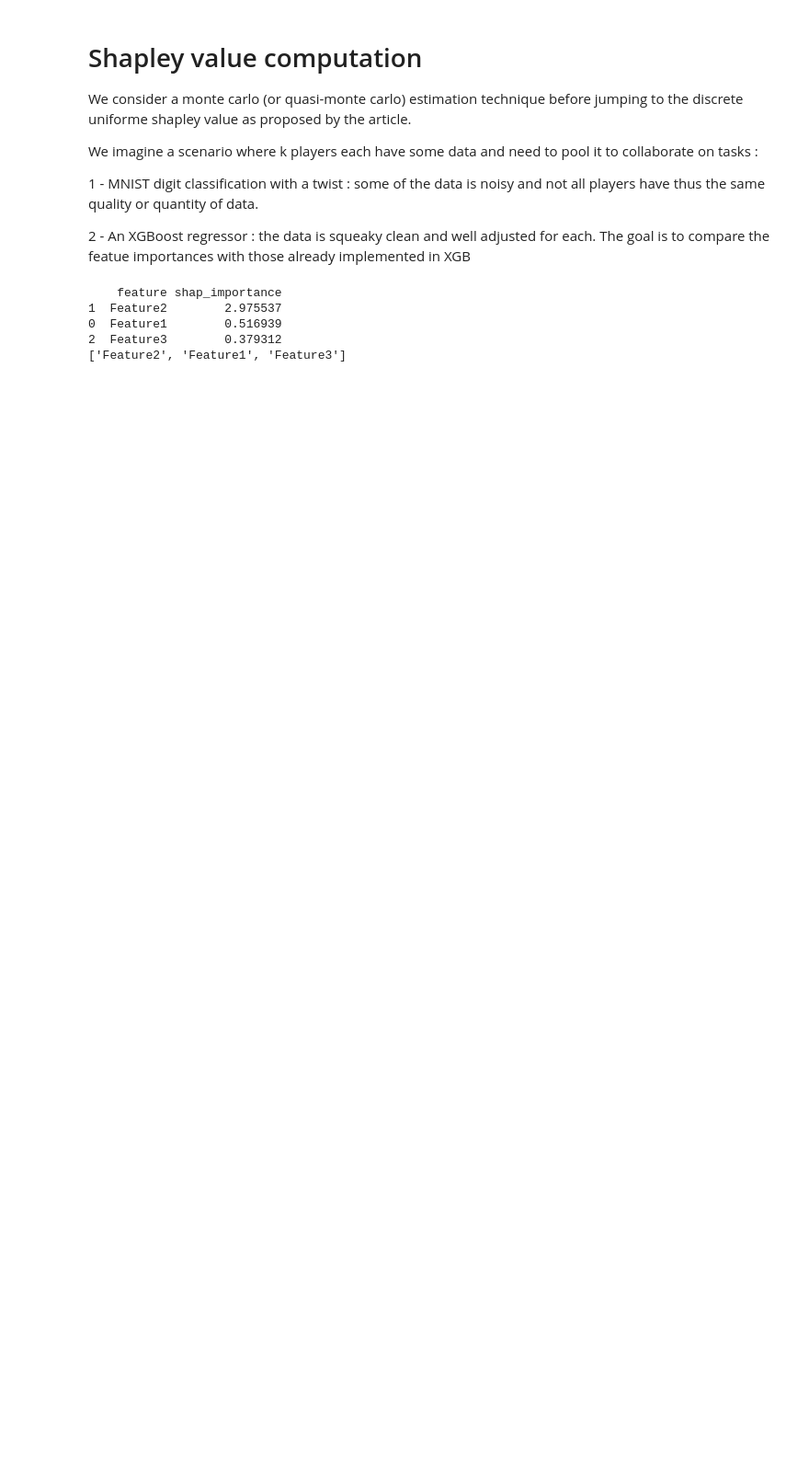
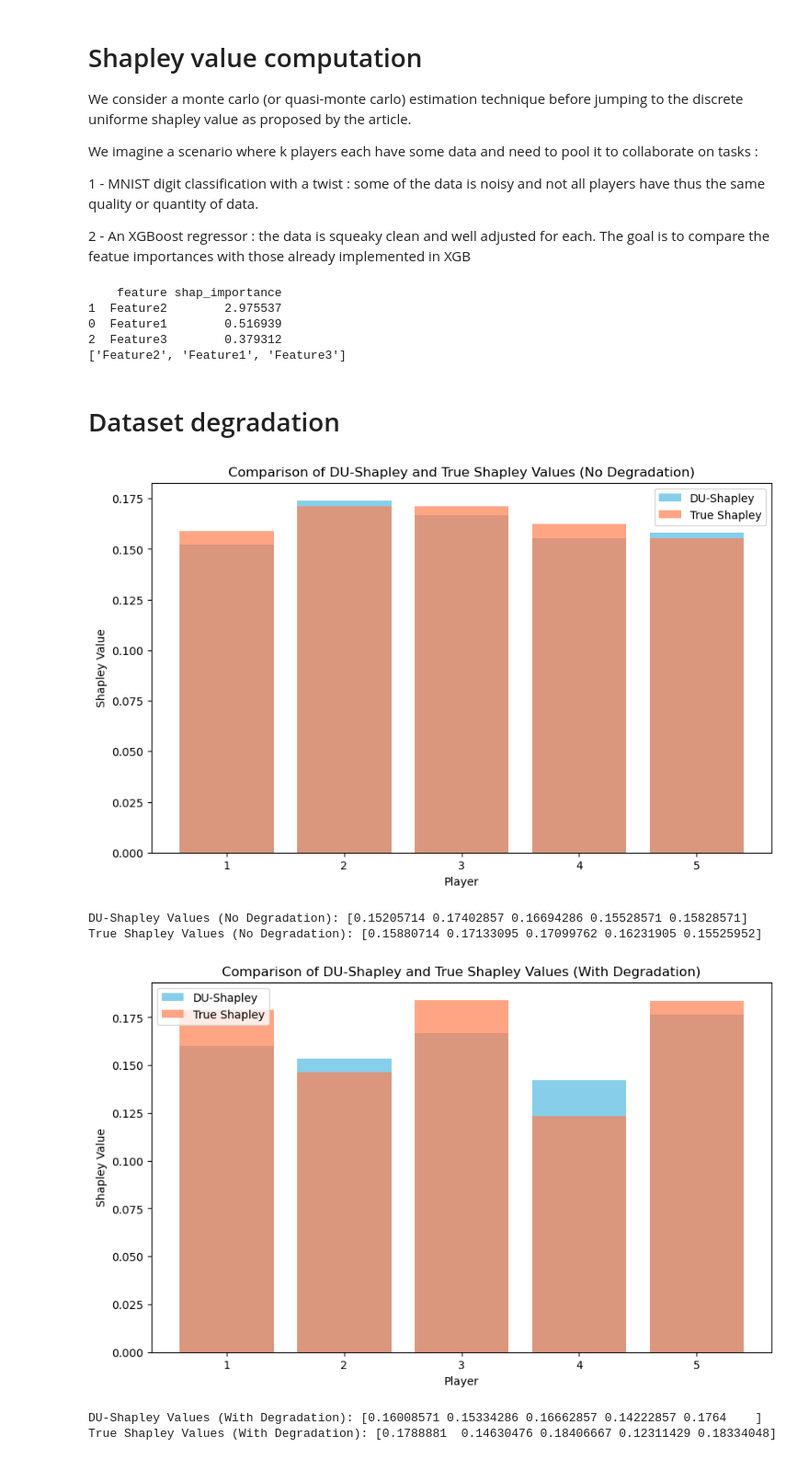
Before and after one commit to kmlst/Stats-Modelization-seminar, a Jupyter notebook: essais.ipynb, the cells around one changed output. Shown: that part at 92% size. Saved outputs shown, nothing was run; the diff lists cells and outputs as text; code cells hidden in the pictures; blank space fills up the shorter version.

Commit message:
true shap + data degradation

```diff
--- a/essais.ipynb
+++ b/essais.ipynb
@@ -65,3 +65,69 @@ print(selected_features)
 0  Feature1        0.516939
 2  Feature3        0.379312
 ['Feature2', 'Feature1', 'Feature3']
+# %% [markdown]
+# Dataset degradation
+# %%
+# Import necessary libraries
+import matplotlib.pyplot as plt
+from utils import DU_mnist_ShapleyCalculator
+
+# Instantiate the calculator
+calculator = DU_mnist_ShapleyCalculator()
+
+# Define number of players and data distribution
+I = 5  # Reduced number of players for computational feasibility
+calculator.normal_players(I=I, mean=100, std=10)
+
+# --- Experiment 1: No data degradation ---
+# Calculate Shapley values
+du_shapley_values_no_degradation = calculator.du_shapley_value()
+true_shapley_values_no_degradation = calculator.calculate_true_shapley()
+
+# Visualize and compare
+plt.figure(figsize=(10, 6))
+plt.bar(range(1, I + 1), du_shapley_values_no_degradation, color='skyblue', label='DU-Shapley')
+plt.bar(range(1, I + 1), true_shapley_values_no_degradation, color='coral', alpha=0.7, label='True Shapley')
+plt.xlabel('Player')
+plt.ylabel('Shapley Value')
+plt.title('Comparison of DU-Shapley and True Shapley Values (No Degradation)')
+plt.xticks(range(1, I + 1))
+plt.legend()
+plt.show()
+
+print("DU-Shapley Values (No Degradation):", du_shapley_values_no_degradation)
+print("True Shapley Values (No Degradation):", true_shapley_values_no_degradation)
+
+# --- Experiment 2: Data degradation for specific players ---
+# Reload data (to have the original MNIST data)
+calculator.load_data_normal()
+calculator.normal_players(I=I, mean=100, std=10)
+
+# Degrade data for players 2 and 4
+players_to_degrade = [1, 3]
+calculator.degrade_data(players_to_degrade, degradation_type='noise', severity=3)
+
+# Calculate Shapley values
+du_shapley_values_degradation = calculator.du_shapley_value()
+true_shapley_values_degradation = calculator.calculate_true_shapley()
+
+# Visualize and compare
+plt.figure(figsize=(10, 6))
+plt.bar(range(1, I + 1), du_shapley_values_degradation, color='skyblue', label='DU-Shapley')
+plt.bar(range(1, I + 1), true_shapley_values_degradation, color='coral', alpha=0.7, label='True Shapley')
+plt.xlabel('Player')
+plt.ylabel('Shapley Value')
+plt.title('Comparison of DU-Shapley and True Shapley Values (With Degradation)')
+plt.xticks(range(1, I + 1))
+plt.legend()
+plt.show()
+
+print("DU-Shapley Values (With Degradation):", du_shapley_values_degradation)
+print("True Shapley Values (With Degradation):", true_shapley_values_degradation)
+# %% [output]
+[figure, added]
+DU-Shapley Values (No Degradation): [0.15205714 0.17402857 0.16694286 0.15528571 0.15828571]
+True Shapley Values (No Degradation): [0.15880714 0.17133095 0.17099762 0.16231905 0.15525952]
+[figure, added]
+DU-Shapley Values (With Degradation): [0.16008571 0.15334286 0.16662857 0.14222857 0.1764    ]
+True Shapley Values (With Degradation): [0.1788881  0.14630476 0.18406667 0.12311429 0.18334048]
```
Also changed, not shown: 1 other file.
